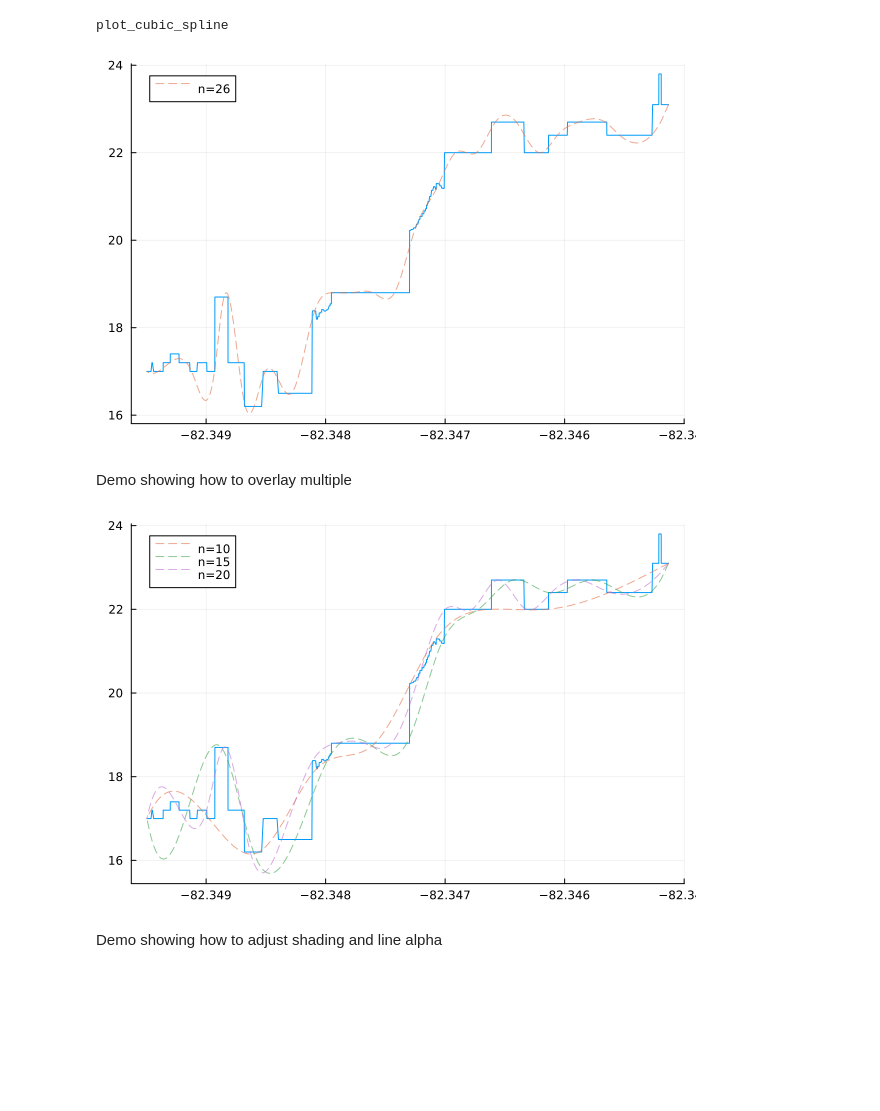
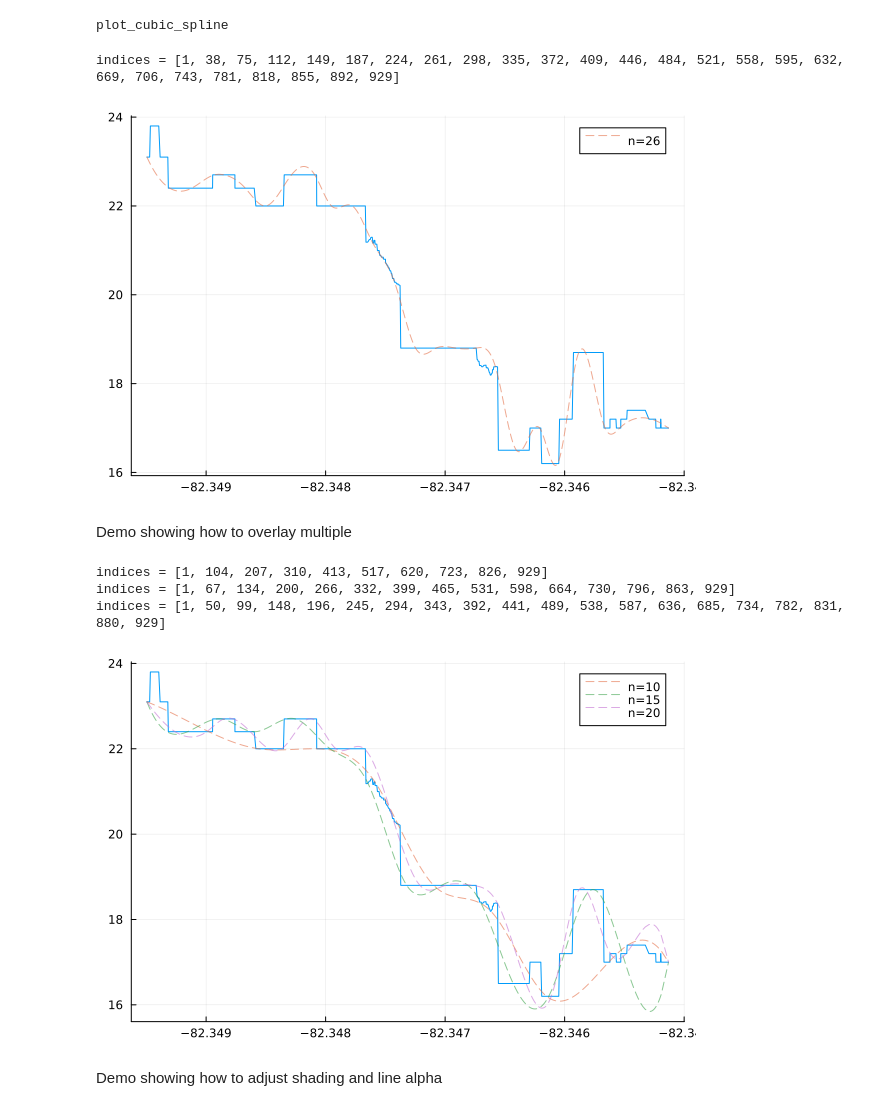
Before and after one commit to Scevitee/NA-FinalProject, a Jupyter notebook: src/cubic_1d/demo/cubic_1d_demo.ipynb, the cells around one changed output. Drawn from its saved outputs; the diff is of its cells as text; code cells hidden in the pictures; blank space fills up the shorter version.

```diff
--- a/src/cubic_1d/demo/cubic_1d_demo.ipynb
+++ b/src/cubic_1d/demo/cubic_1d_demo.ipynb
@@ -11,7 +8,7 @@ using Plots, CSV, DataFrames, Polynomials, LinearAlgebra, Statistics
 The spline algorithms only work if the x-values of the data are in ascending order. This also means that if, in the same data recording, I walk forward, and then backwards, the algorithm won't work. To account for this we will sort the data
 # %%
 # This will create a dataframe from our file
-filename = "../data/03-26-Stadium/Location.csv"
+filename = "../../../data/03-26-Stadium/Location.csv"
 data = CSV.File(open(filename)) |> DataFrame
 
 # using the longitude as our x-values and the altitude as our y-values
@@ -41,22 +38,29 @@ x_sorted = sort(x, rev=true);
 2. Sample some points from the sorted data
 # %%
 """
-     get_spaced_points(x_sorted, y, n=10; rev=true)
+    get_spaced_nodes(x, y, n=10; rev=true)
 
-Takens in sorted x and y values, returns 'n' number of equally spaced out
-points from the data. If inputted x-values are in increasing order, set rev=false
+Takens in x and y values. returns 'n' number of spaced out points from the data.
+By default this will return evenly spaced points, but setting fluctuation=SOME_INT will
+cause each index to fluctuate by ± the inputted value
 """
-function get_spaced_points(x_sorted, y, n=10; rev=true)
-     len = length(x_sorted)
+function get_spaced_nodes(x, y, n=10; fluctuation::Int=0)
+     len = length(x)
      indices = round.(Int, LinRange(1, len, n))
 
-     if rev
-          xs = reverse(x_sorted[indices])
-          ys = reverse(y[indices])
-     else
-          xs = x_sorted[indices]
-          ys = y_sorted[indices]
+
+     for i = 2:length(indices)-1
+        indices[i] += rand((-1 * fluctuation):fluctuation)
      end
+
+    #  @show indices
+
+     if !issorted(x)
+          sort!(x)
+     end
+
+     xs = x[indices]
+     ys = y[indices]
 
      return xs, ys
  end
@@ -65,2 +69,2 @@ get_spaced_points
 # %%
-xs, ys = get_spaced_points(x_sorted, y);
+xs, ys = get_spaced_nodes(x, y);
@@ -165,32 +171,36 @@ Takes in a plot of the original data and overlays a cubic spline using `n` data
 the plots, set fa=[SOME VALUE 0.0-1.0]. You can also adjust how dark a line is by setting la=[SOME VALUE 0.0-1.0]
 """
 function plot_cubic_spline(plt, x, y, n=10; la=0.6, fa=0.0)
-     x_sorted = sort(x, rev=true);
-     xs, ys = get_spaced_points(x_sorted, y, n);
+     # x_sorted = sort(x, rev=true);
+     xs, ys = get_spaced_nodes(x, y, n);
      cspline_f = spinterp(xs, ys)
-     plot!(plt, x_sorted, cspline_f.(x_sorted), fillrange=y, fillalpha = fa, label="n=$n",ls=:dash, alpha=la)
+     plot!(plt, x, cspline_f.(x), fillrange=y, fillalpha = fa, label="n=$n",ls=:dash, alpha=la)
 end
 # %% [output]
 plot_cubic_spline
 # %%
-plt = plot(x_sorted, y, label=:none)
+plt = plot(x, y, label=:none)
 plot_cubic_spline(plt, x, y, 26)
 # %% [output]
+indices = [1, 38, 75, 112, 149, 187, 224, 261, 298, 335, 372, 409, 446, 484, 521, 558, 595, 632, 669, 706, 743, 781, 818, 855, 892, 929]
-[figure, old version]
+[figure, new version]
 # %% [markdown]
 Demo showing how to overlay multiple
 # %%
 ns = [10, 15, 20]
 
-plt = plot(x_sorted, y, label=:none)
+plt = plot(x, y, label=:none)
 
 for n in ns
      plot_cubic_spline(plt, x, y, n)
 end
 
 plt
 # %% [output]
+indices = [1, 104, 207, 310, 413, 517, 620, 723, 826, 929]
+indices = [1, 67, 134, 200, 266, 332, 399, 465, 531, 598, 664, 730, 796, 863, 929]
+indices = [1, 50, 99, 148, 196, 245, 294, 343, 392, 441, 489, 538, 587, 636, 685, 734, 782, 831, 880, 929]
-[figure, old version]
+[figure, new version]
 # %% [markdown]
 Demo showing how to adjust shading and line alpha
 # %%
```
Also changed, not shown: parts of 8 cells of this notebook, 9 other files.
